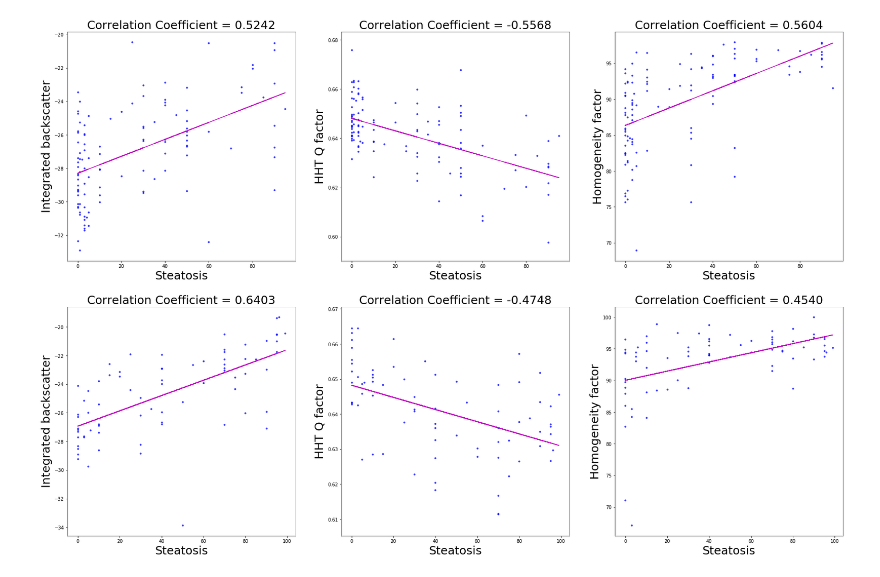
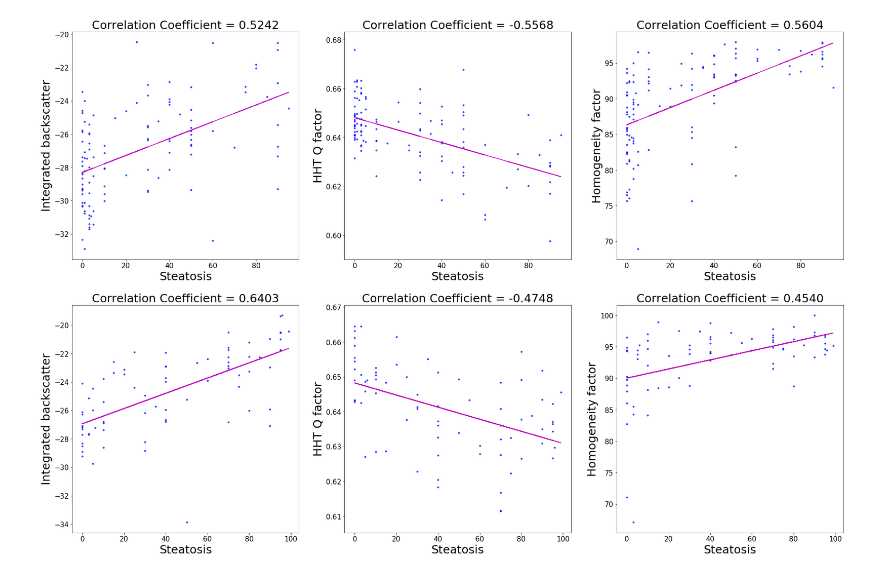
Before and after one commit to Lance0218/Fatty-liver-classifier, a Jupyter notebook: SVC/10Fold for Pathology _ NPathology/Scatter & Trend-line & Correlation Coefficient plot.ipynb, the cells around one changed output. Cells and saved outputs as stored; diff of their text form; code cells hidden in the pictures.

```diff
--- a/SVC/10Fold for Pathology _ NPathology/Scatter & Trend-line & Correlation Coefficient plot.ipynb
+++ b/SVC/10Fold for Pathology _ NPathology/Scatter & Trend-line & Correlation Coefficient plot.ipynb
@@ -35,33 +39,37 @@ categories = ['Integrated backscatter', 'HHT Q factor', 'Homogeneity factor']
 # correlation coefficient
 for i in range(3):
     R.append(np.corrcoef(X_train, y_train[:, i])[1,0])
     S.append(np.corrcoef(X_test, y_test[:, i])[1,0])
 
 # plot
 plt.figure(figsize = (30, 20))
 
 for i in range(3):
     plt.subplot(2, 3, 1+i)
     plt.scatter(X_train, y_train[:, i], s = 10, c = 'blue', alpha = 0.7)
+    plt.title('Correlation Coefficient = {0:0.4f}'.format(R[i]), size=25)
     plt.xlabel('Steatosis', size = 25)
     plt.ylabel('{0}'.format(categories[i]), size = 25)
-    plt.title('Correlation Coefficient = {0:0.4f}'.format(R[i]), size=25)
+    plt.xticks(size = 15)
+    plt.yticks(size = 15)
 
     ## calc the trendline (it is simply a linear fitting)
     z1 = np.polyfit(X_train, y_train[:, i], 1)
     p1 = np.poly1d(z1)
     plt.plot(X_train, p1(X_train),'m-')
 
     plt.subplot(2, 3, 4+i)
     plt.scatter(X_test, y_test[:, i], s = 10, c = 'blue', alpha = 0.7)
+    plt.title('Correlation Coefficient = {0:0.4f}'.format(S[i]), size=25)
     plt.xlabel('Steatosis', size = 25)
     plt.ylabel('{0}'.format(categories[i]), size = 25)
-    plt.title('Correlation Coefficient = {0:0.4f}'.format(S[i]), size=25)
+    plt.xticks(size = 15)
+    plt.yticks(size = 15)
 
     ## calc the trendline (it is simply a linear fitting)
     z2 = np.polyfit(X_test, y_test[:, i], 1)
     p2 = np.poly1d(z2)
     plt.plot(X_test, p2(X_test),'m-')
 plt.show()
 # %% [output]
-[figure, old version]
+[figure, new version]
```
Also changed, not shown: parts of 3 cells of this notebook, 1 other file.
